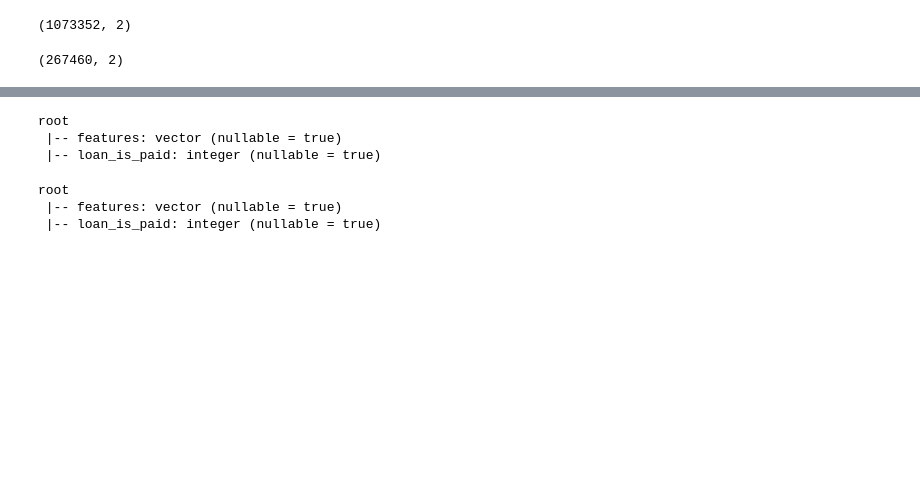
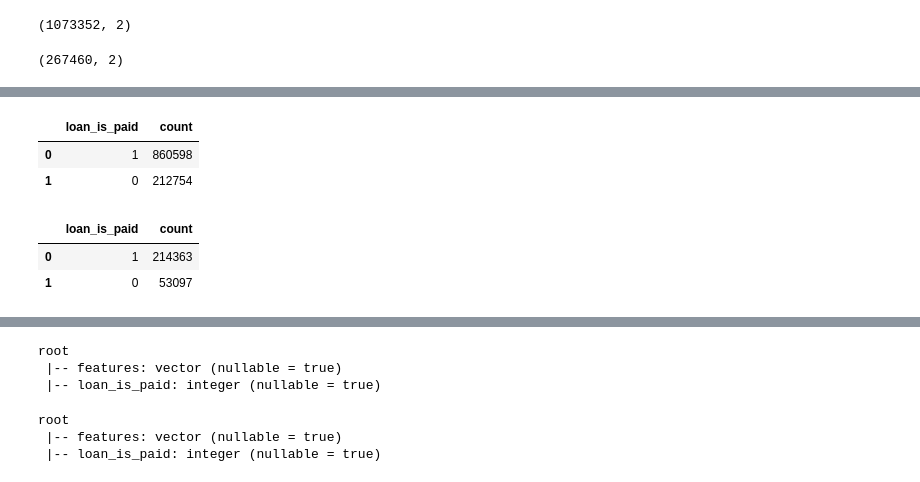
Before and after one commit to Abdulrahman-Khalid/bigdata-predict-loan-payback, a Jupyter notebook: loan_prediction.ipynb, the cells around one changed output, grey strips where cells are left out. Cells and saved outputs as stored; diff of their text form; code cells hidden in the pictures; blank space fills up the shorter version.

```diff
--- a/loan_prediction.ipynb
+++ b/loan_prediction.ipynb
@@ -502,4 +518,16 @@ Total params: 10,438
 Trainable params: 10,438
 Non-trainable params: 0
 _________________________________________________________________
+# %%
+train_data.groupBy("loan_is_paid").count().toPandas()
+# %% [output]
+|  | loan_is_paid | count |
+| 0 | 1 | 860598 |
+| 1 | 0 | 212754 |
+# %%
+test_data.groupBy("loan_is_paid").count().toPandas()
+# %% [output]
+|  | loan_is_paid | count |
+| 0 | 1 | 214363 |
+| 1 | 0 | 53097 |
 # %%
```
Also changed, not shown: parts of 9 cells of this notebook.
